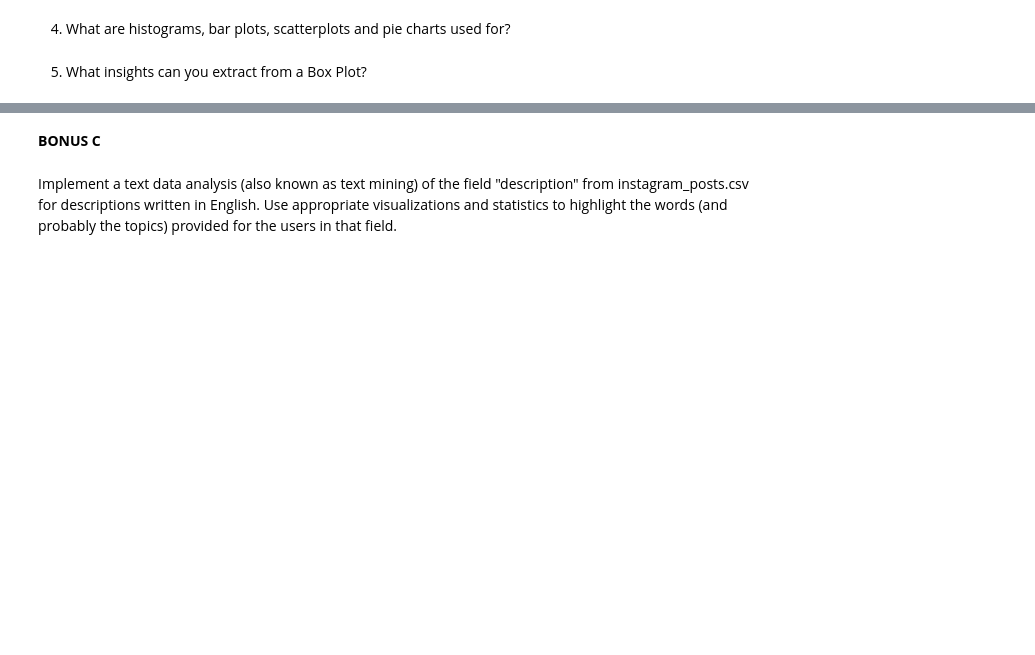
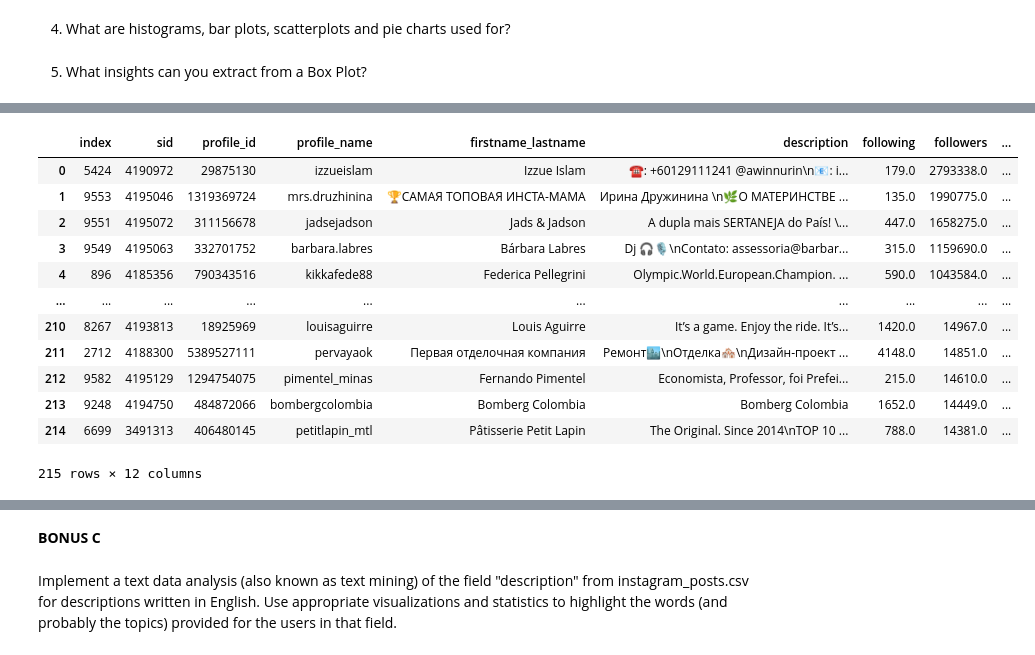
Before and after one commit to maryyyyna/ADM-HW2-Group14, a Jupyter notebook: main.ipynb, the cells around one changed output, grey strips where cells are left out. Cells and saved outputs as stored; diff of their text form; code cells hidden in the pictures; blank space fills up the shorter version.

```diff
--- a/main.ipynb
+++ b/main.ipynb
@@ -816,0 +847,18 @@ KeyboardInterrupt
+# %%
+#The first group takes the top 10% of "followers"
+df1 =data[0:215]
+df1
+# %% [output]
+|  | index | sid | profile_id | profile_name | firstname_lastname | description | following | followers | ... |
+| 0 | 5424 | 4190972 | 29875130 | izzueislam | Izzue Islam | ☎️: +60129111241 @awinnurin\n📧: i... | 179.0 | 2793338.0 | ... |
+| 1 | 9553 | 4195046 | 1319369724 | mrs.druzhinina | 🏆САМАЯ ТОПОВАЯ ИНСТА-МАМА | Ирина Дружинина \n🌿О МАТЕРИНСТВЕ ... | 135.0 | 1990775.0 | ... |
+| 2 | 9551 | 4195072 | 311156678 | jadsejadson | Jads & Jadson | A dupla mais SERTANEJA do País! \... | 447.0 | 1658275.0 | ... |
+| 3 | 9549 | 4195063 | 332701752 | barbara.labres | Bárbara Labres | Dj 🎧🎙\nContato: assessoria@barbar... | 315.0 | 1159690.0 | ... |
+| 4 | 896 | 4185356 | 790343516 | kikkafede88 | Federica Pellegrini | Olympic.World.European.Champion. ... | 590.0 | 1043584.0 | ... |
+| ... | ... | ... | ... | ... | ... | ... | ... | ... | ... |
+| 210 | 8267 | 4193813 | 18925969 | louisaguirre | Louis Aguirre | It’s a game. Enjoy the ride. It’s... | 1420.0 | 14967.0 | ... |
+| 211 | 2712 | 4188300 | 5389527111 | pervayaok | Первая отделочная компания | Ремонт🏙\nОтделка🏘\nДизайн-проект ... | 4148.0 | 14851.0 | ... |
+| 212 | 9582 | 4195129 | 1294754075 | pimentel_minas | Fernando Pimentel | Economista, Professor, foi Prefei... | 215.0 | 14610.0 | ... |
+| 213 | 9248 | 4194750 | 484872066 | bombergcolombia | Bomberg Colombia | Bomberg Colombia | 1652.0 | 14449.0 | ... |
+| 214 | 6699 | 3491313 | 406480145 | petitlapin_mtl | Pâtisserie Petit Lapin | The Original. Since 2014\nTOP 10 ... | 788.0 | 14381.0 | ... |
+215 rows × 12 columns
```
Also changed, not shown: parts of 11 cells of this notebook.
